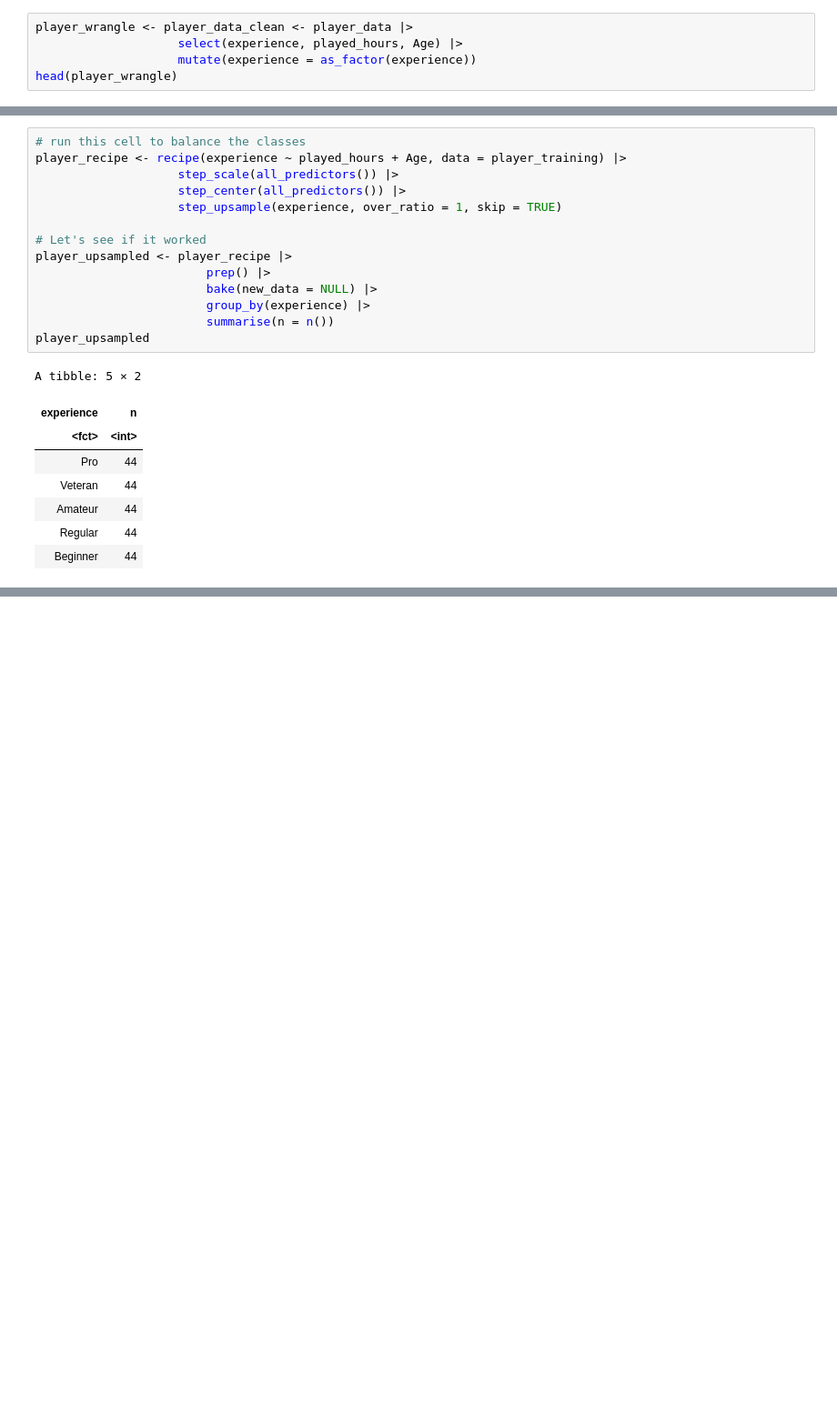
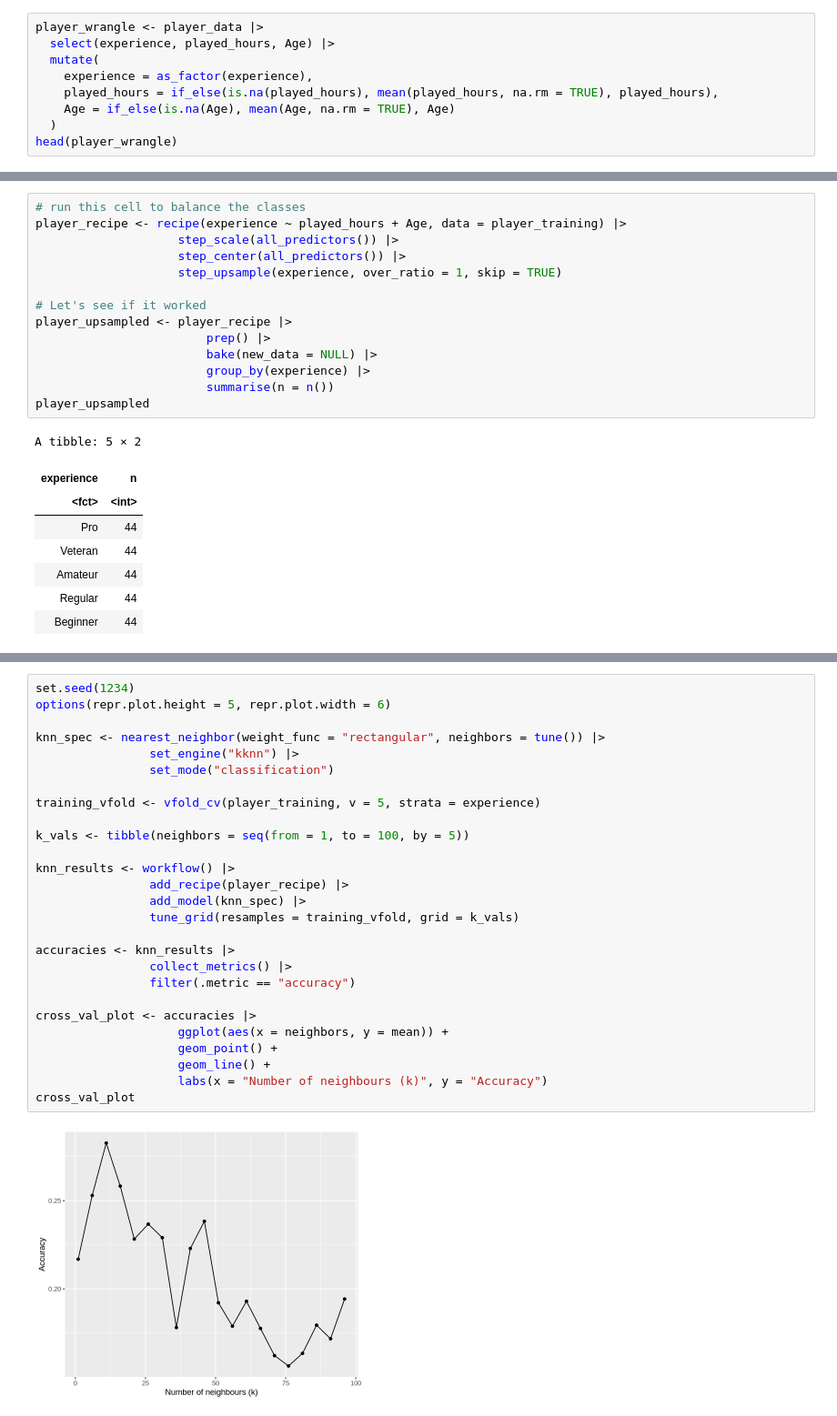
Before and after one commit to sophiaspark/dsci100_final_project, a Jupyter notebook: final_project.ipynb, the cells around one changed output, grey strips where cells are left out. Shown at 91% size. Saved outputs shown, nothing was run; the diff lists cells and outputs as text; blank space fills up the shorter version.

```diff
--- a/final_project.ipynb
+++ b/final_project.ipynb
@@ -78,9 +78,13 @@ ERROR: Error in parse(text = x, srcfile = src): <text>:1:9: unexpected symbol
 1: Looking at
             ^
 # %%
-player_wrangle <- player_data_clean <- player_data |>
-                    select(experience, played_hours, Age) |>
-                    mutate(experience = as_factor(experience))
+player_wrangle <- player_data |>
+  select(experience, played_hours, Age) |>
+  mutate(
+    experience = as_factor(experience),
+    played_hours = if_else(is.na(played_hours), mean(played_hours, na.rm = TRUE), played_hours),
+    Age = if_else(is.na(Age), mean(Age, na.rm = TRUE), Age)
+  )
 head(player_wrangle)
 # %% [output]
 A tibble: 6 × 3
@@ -139,0 +171,29 @@ A tibble: 5 × 2
+# %%
+set.seed(1234)
+options(repr.plot.height = 5, repr.plot.width = 6)
+
+knn_spec <- nearest_neighbor(weight_func = "rectangular", neighbors = tune()) |>
+                set_engine("kknn") |>
+                set_mode("classification")
+
+training_vfold <- vfold_cv(player_training, v = 5, strata = experience)
+
+k_vals <- tibble(neighbors = seq(from = 1, to = 100, by = 5))
+
+knn_results <- workflow() |>
+                add_recipe(player_recipe) |>
+                add_model(knn_spec) |>
+                tune_grid(resamples = training_vfold, grid = k_vals)
+
+accuracies <- knn_results |>
+                collect_metrics() |>
+                filter(.metric == "accuracy")
+
+cross_val_plot <- accuracies |>
+                    ggplot(aes(x = neighbors, y = mean)) +
+                    geom_point() +
+                    geom_line() +
+                    labs(x = "Number of neighbours (k)", y = "Accuracy")
+cross_val_plot
+# %% [output]
+[figure, added]
```
Also changed, not shown: parts of 2 cells of this notebook.
